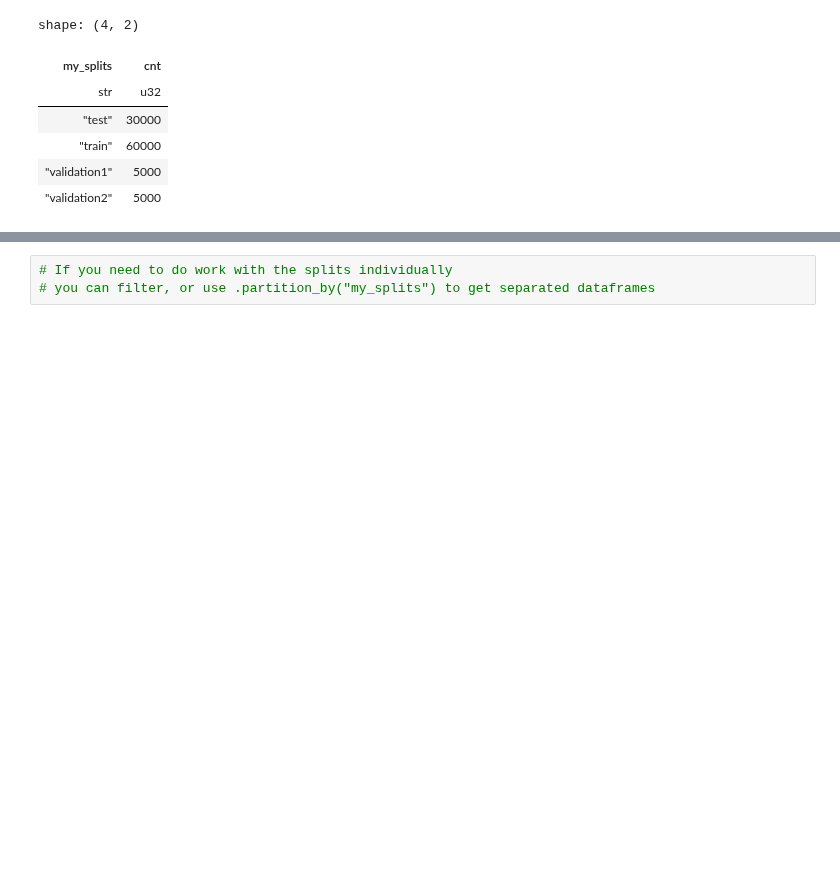
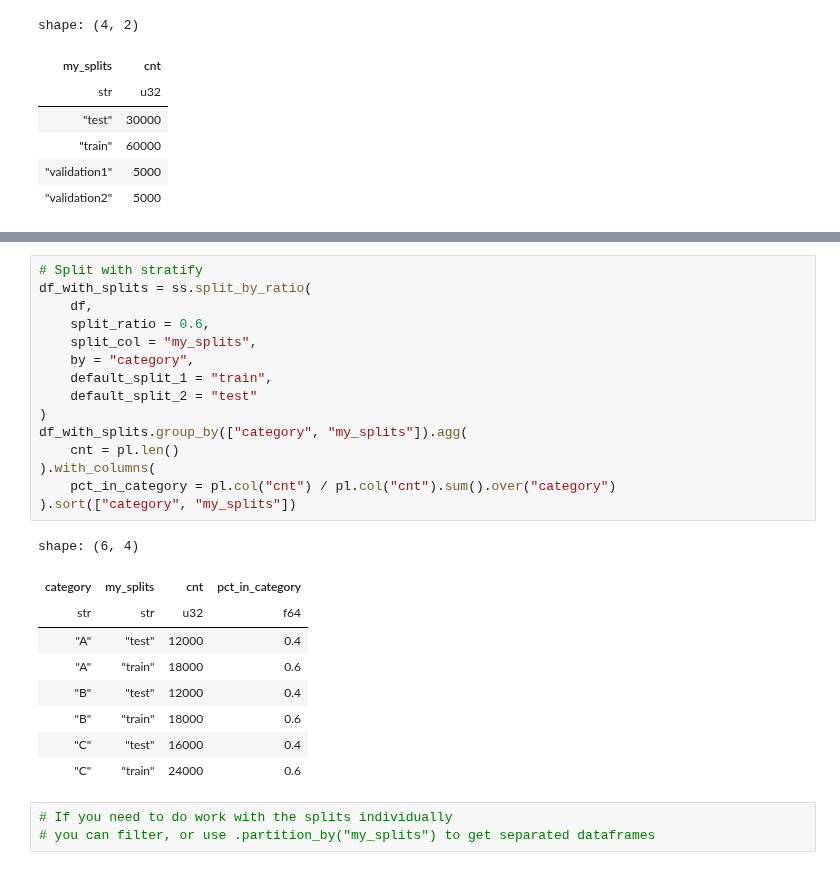
Before and after one commit to abstractqqq/polars_ds_extension, a Jupyter notebook: examples/sample_and_split.ipynb, the cells around one changed output, grey strips where cells are left out. Drawn from its saved outputs; the diff is of its cells as text; blank space fills up the shorter version.

Commit message:
added stratify in split

```diff
--- a/examples/sample_and_split.ipynb
+++ b/examples/sample_and_split.ipynb
@@ -271,3 +271,28 @@ shape: (5, 9)
+# %%
+# Split with stratify
+df_with_splits = ss.split_by_ratio(
+    df,
+    split_ratio = 0.6,
+    split_col = "my_splits",
+    by = "category",
+    default_split_1 = "train",
+    default_split_2 = "test"
+)
+df_with_splits.group_by(["category", "my_splits"]).agg(
+    cnt = pl.len()
+).with_columns(
+    pct_in_category = pl.col("cnt") / pl.col("cnt").sum().over("category")
+).sort(["category", "my_splits"])
+# %% [output]
+shape: (6, 4)
+| category | my_splits | cnt | pct_in_category |
+| str | str | u32 | f64 |
+| "A" | "test" | 12000 | 0.4 |
+| "A" | "train" | 18000 | 0.6 |
+| "B" | "test" | 12000 | 0.4 |
+| "B" | "train" | 18000 | 0.6 |
+| "C" | "test" | 16000 | 0.4 |
+| "C" | "train" | 24000 | 0.6 |
 # %%
 # If you need to do work with the splits individually
 # you can filter, or use .partition_by("my_splits") to get separated dataframes
```
Also changed, not shown: parts of 12 cells of this notebook, 1 other file.
